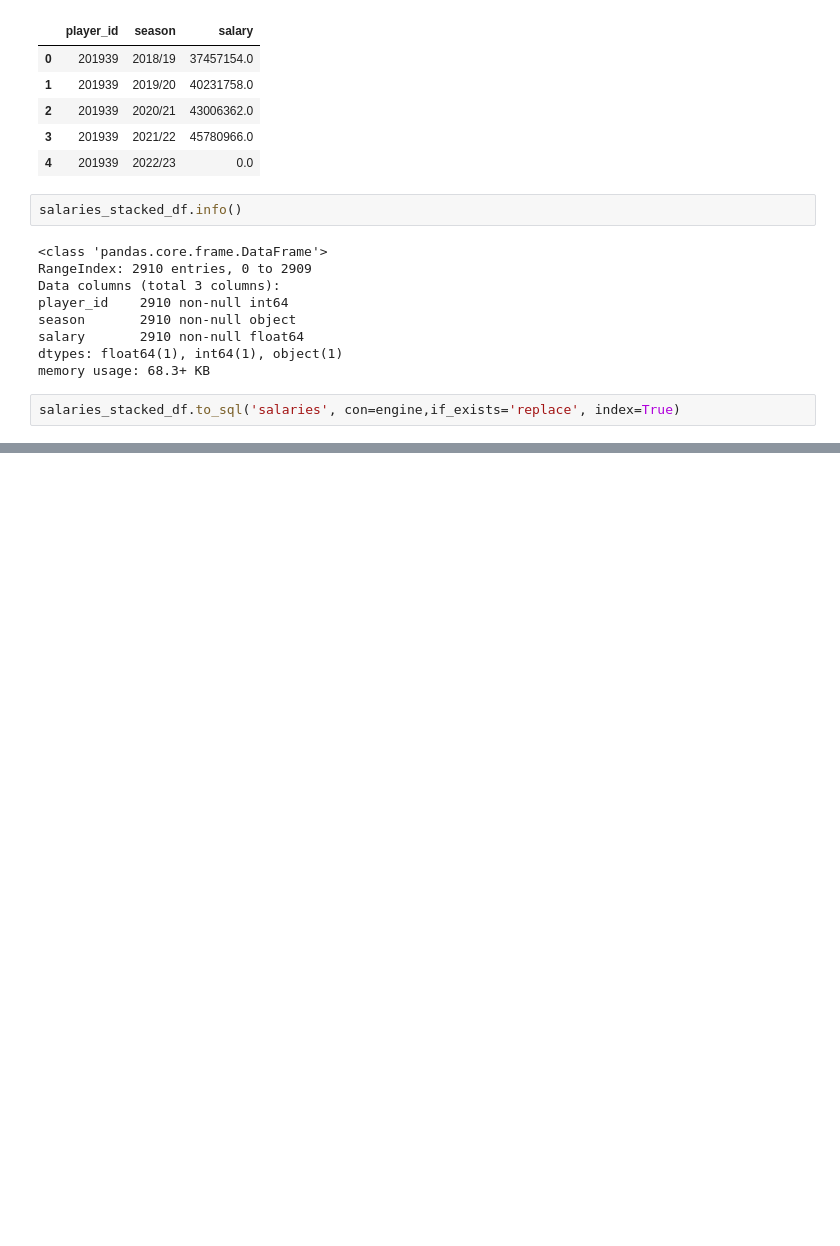
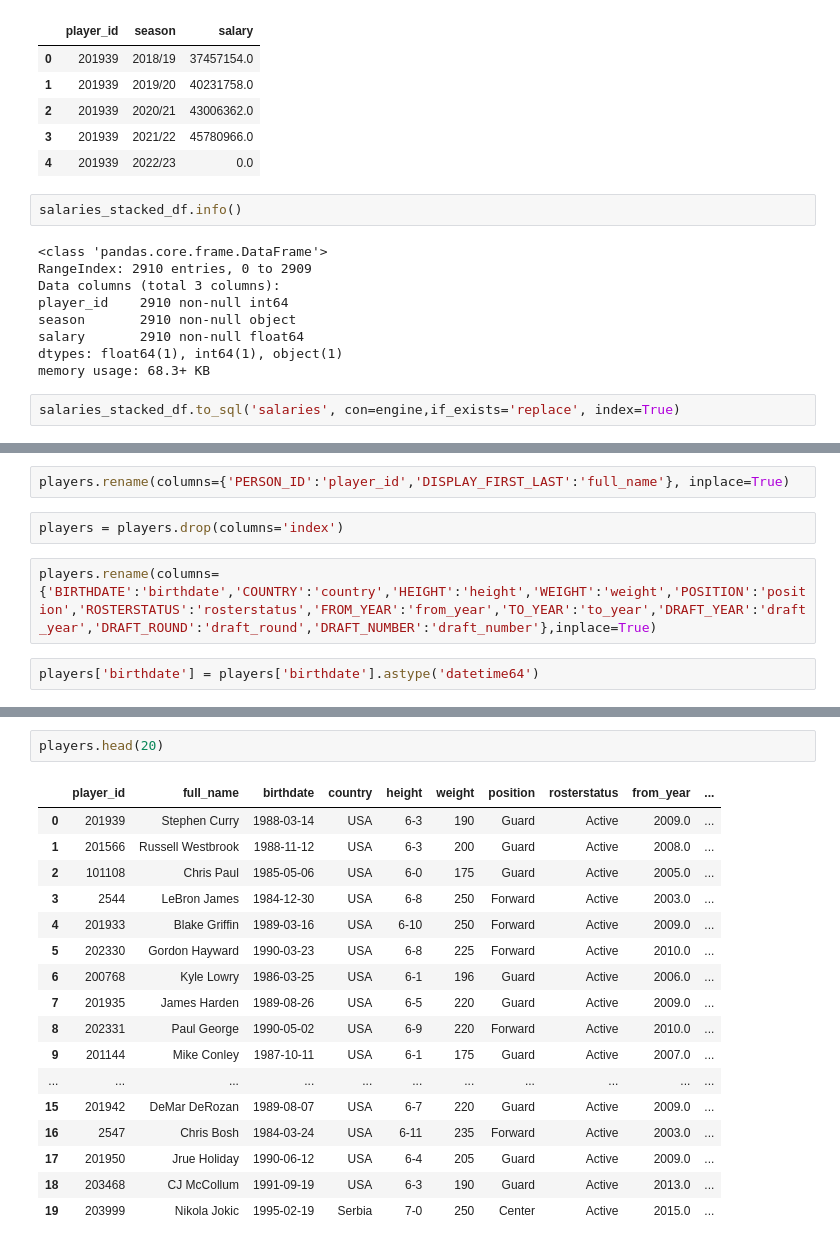
Before and after one commit to adriaferrer/Project3, a Jupyter notebook: Data_cleaning.ipynb, the cells around one changed output, grey strips where cells are left out. Cells and saved outputs as stored; diff of their text form; blank space fills up the shorter version.

```diff
--- a/Data_cleaning.ipynb
+++ b/Data_cleaning.ipynb
@@ -254,0 +268,8 @@ salaries_stacked_df.to_sql('salaries', con=engine,if_exists='replace', index=Tru
+# %%
+players.rename(columns={'PERSON_ID':'player_id','DISPLAY_FIRST_LAST':'full_name'}, inplace=True)
+# %%
+players = players.drop(columns='index')
+# %%
+players.rename(columns={'BIRTHDATE':'birthdate','COUNTRY':'country','HEIGHT':'height','WEIGHT':'weight','POSITION':'position','ROSTERSTATUS':'rosterstatus','FROM_YEAR':'from_year','TO_YEAR':'to_year','DRAFT_YEAR':'draft_year','DRAFT_ROUND':'draft_round','DRAFT_NUMBER':'draft_number'},inplace=True)
+# %%
+players['birthdate'] = players['birthdate'].astype('datetime64')
@@ -254,0 +297,20 @@ salaries_stacked_df.to_sql('salaries', con=engine,if_exists='replace', index=Tru
+# %%
+players.head(20)
+# %% [output]
+|  | player_id | full_name | birthdate | country | height | weight | position | rosterstatus | from_year | ... |
+| 0 | 201939 | Stephen Curry | 1988-03-14 | USA | 6-3 | 190 | Guard | Active | 2009.0 | ... |
+| 1 | 201566 | Russell Westbrook | 1988-11-12 | USA | 6-3 | 200 | Guard | Active | 2008.0 | ... |
+| 2 | 101108 | Chris Paul | 1985-05-06 | USA | 6-0 | 175 | Guard | Active | 2005.0 | ... |
+| 3 | 2544 | LeBron James | 1984-12-30 | USA | 6-8 | 250 | Forward | Active | 2003.0 | ... |
+| 4 | 201933 | Blake Griffin | 1989-03-16 | USA | 6-10 | 250 | Forward | Active | 2009.0 | ... |
+| 5 | 202330 | Gordon Hayward | 1990-03-23 | USA | 6-8 | 225 | Forward | Active | 2010.0 | ... |
+| 6 | 200768 | Kyle Lowry | 1986-03-25 | USA | 6-1 | 196 | Guard | Active | 2006.0 | ... |
+| 7 | 201935 | James Harden | 1989-08-26 | USA | 6-5 | 220 | Guard | Active | 2009.0 | ... |
+| 8 | 202331 | Paul George | 1990-05-02 | USA | 6-9 | 220 | Forward | Active | 2010.0 | ... |
+| 9 | 201144 | Mike Conley | 1987-10-11 | USA | 6-1 | 175 | Guard | Active | 2007.0 | ... |
+| ... | ... | ... | ... | ... | ... | ... | ... | ... | ... | ... |
+| 15 | 201942 | DeMar DeRozan | 1989-08-07 | USA | 6-7 | 220 | Guard | Active | 2009.0 | ... |
+| 16 | 2547 | Chris Bosh | 1984-03-24 | USA | 6-11 | 235 | Forward | Active | 2003.0 | ... |
+| 17 | 201950 | Jrue Holiday | 1990-06-12 | USA | 6-4 | 205 | Guard | Active | 2009.0 | ... |
+| 18 | 203468 | CJ McCollum | 1991-09-19 | USA | 6-3 | 190 | Guard | Active | 2013.0 | ... |
+| 19 | 203999 | Nikola Jokic | 1995-02-19 | Serbia | 7-0 | 250 | Center | Active | 2015.0 | ... |
```
Also changed, not shown: parts of 51 cells of this notebook.
